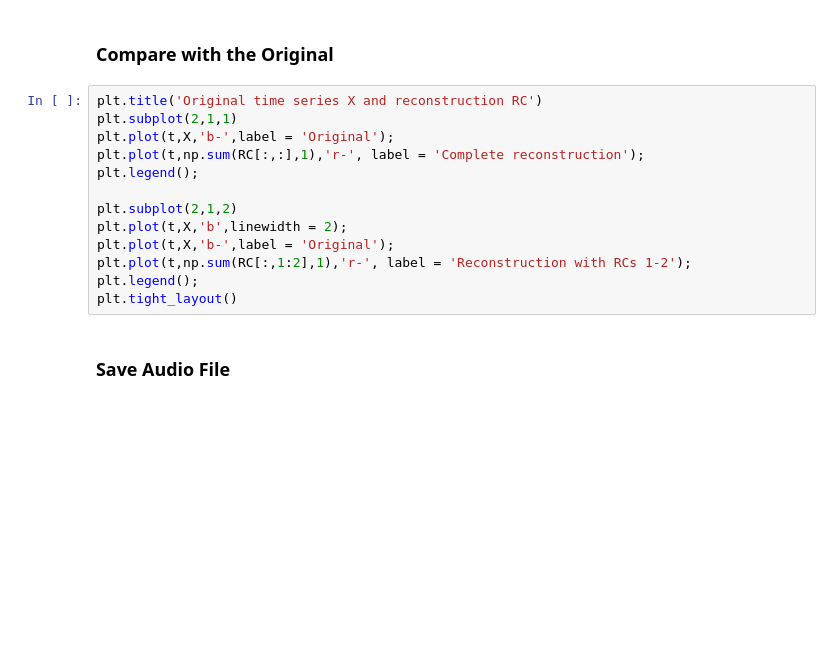
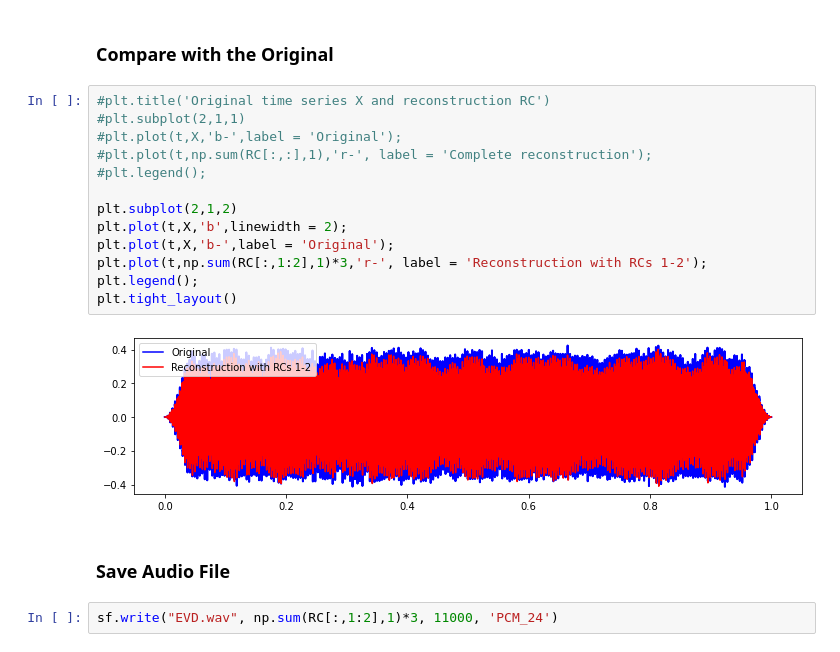
Before and after one commit to Saikat299792458/EE4000, a Jupyter notebook: EVD.ipynb, the cells around one changed output. Drawn from its saved outputs; the diff is of its cells as text; blank space fills up the shorter version.

```diff
--- a/EVD.ipynb
+++ b/EVD.ipynb
@@ -97,17 +103,21 @@ plt.tight_layout();
 # %% [markdown]
 ### Compare with the Original
 # %%
-plt.title('Original time series X and reconstruction RC')
-plt.subplot(2,1,1)
-plt.plot(t,X,'b-',label = 'Original');
-plt.plot(t,np.sum(RC[:,:],1),'r-', label = 'Complete reconstruction');
-plt.legend();
+#plt.title('Original time series X and reconstruction RC')
+#plt.subplot(2,1,1)
+#plt.plot(t,X,'b-',label = 'Original');
+#plt.plot(t,np.sum(RC[:,:],1),'r-', label = 'Complete reconstruction');
+#plt.legend();
 
 plt.subplot(2,1,2)
 plt.plot(t,X,'b',linewidth = 2);
 plt.plot(t,X,'b-',label = 'Original');
-plt.plot(t,np.sum(RC[:,1:2],1),'r-', label = 'Reconstruction with RCs 1-2');
+plt.plot(t,np.sum(RC[:,1:2],1)*3,'r-', label = 'Reconstruction with RCs 1-2');
 plt.legend();
 plt.tight_layout()
+# %% [output]
+[figure, added]
 # %% [markdown]
 ### Save Audio File
+# %%
+sf.write("EVD.wav", np.sum(RC[:,1:2],1)*3, 11000, 'PCM_24')
```
Also changed, not shown: parts of 6 cells of this notebook, 4 other files.
